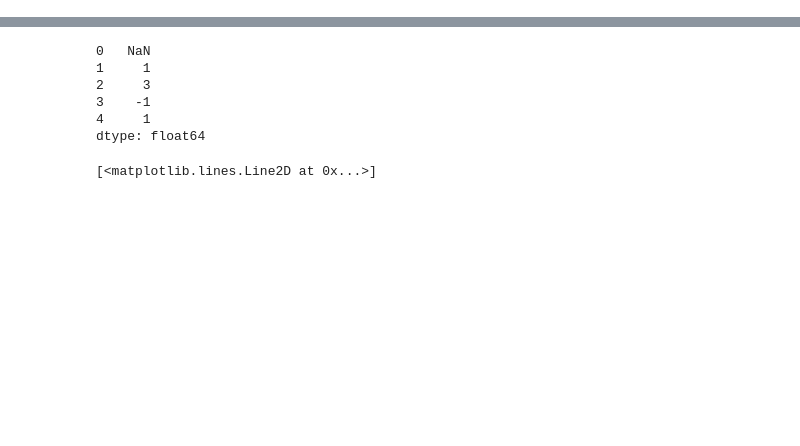
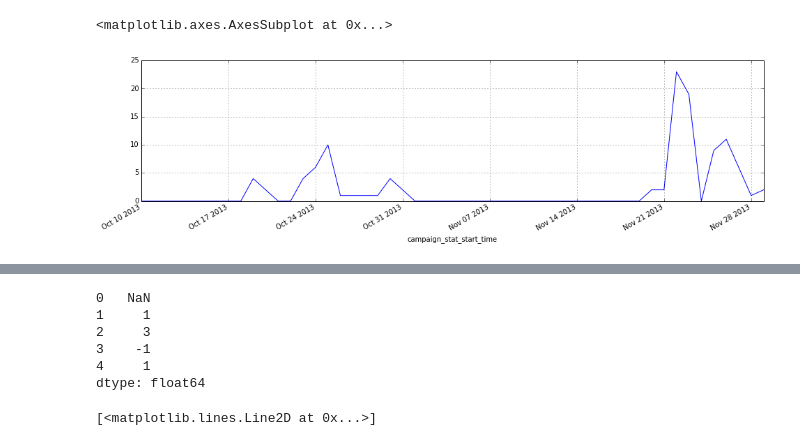
Before and after one commit to maciejATcosphere/paper-mind, a Jupyter notebook: paper_mind/courses/pandas/dell-SOV-data-preparation.ipynb, the cells around one changed output, grey strips where cells are left out. Drawn from its saved outputs; the diff is of its cells as text; code cells hidden in the pictures; blank space fills up the shorter version.

```diff
--- a/paper_mind/courses/pandas/dell-SOV-data-preparation.ipynb
+++ b/paper_mind/courses/pandas/dell-SOV-data-preparation.ipynb
@@ -8,0 +13,32 @@ import matplotlib.pyplot as plt
+# %%
+fb_stat_columns = [
+    'stat_date',
+    'stat_social_clicks',
+    'stat_social_unique_clicks',
+    'stat_clicks',
+    'stat_social_unique_impressions',
+    'stat_spent',
+    'stat_unique_clicks',
+    'stat_social_impressions',
+    'stat_impressions',
+    'stat_unique_impressions',
+    'stat_social_spent',
+]
+tw_columns = [
+    'campaign_stat_start_time',
+    'campaign_stat_billed_charge_local_micro',
+    'campaign_stat_billed_engagements',
+    'campaign_stat_billed_follows',
+    'campaign_stat_clicks',
+    'campaign_stat_engagements',
+    'campaign_stat_impressions',
+    'campaign_stat_replies',
+    'campaign_stat_retweets',
+]
+fb_accounts = [
+    "dell.mppa@tbgdigital.com",
+    "i.della@tbgdigital.com",
+    "i.dellb@tbgdigital.com",
+    "i.dellc@tbgdigital.com",
+    "i.dellcc1@tbgdigital.com",
+]
@@ -8,0 +172,9 @@ import matplotlib.pyplot as plt
+# %%
+# 'campaign_stat_engagements',
+#     'campaign_stat_impressions',
+#     'campaign_stat_replies',
+#     'campaign_stat_retweets',
+tw_df[datetime(2013, 10, 10): datetime(2013, 12, 31)].campaign_stat_retweets.plot(figsize=(16, 4))
+# %% [output]
+<matplotlib.axes.AxesSubplot at 0x...>
+[figure, added]
```
Also changed, not shown: parts of 41 cells of this notebook, 15 other files.
